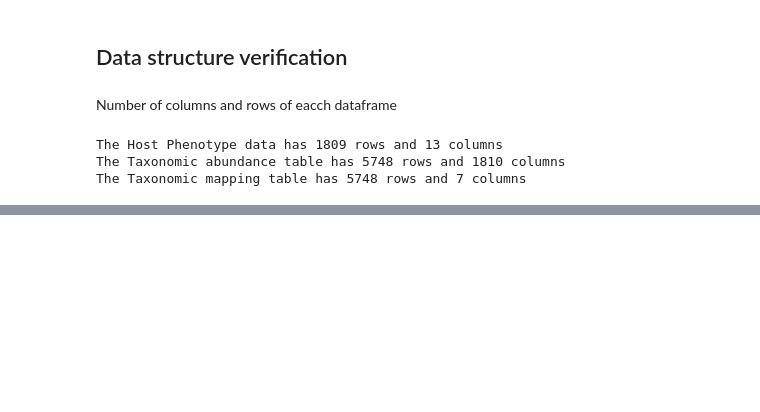
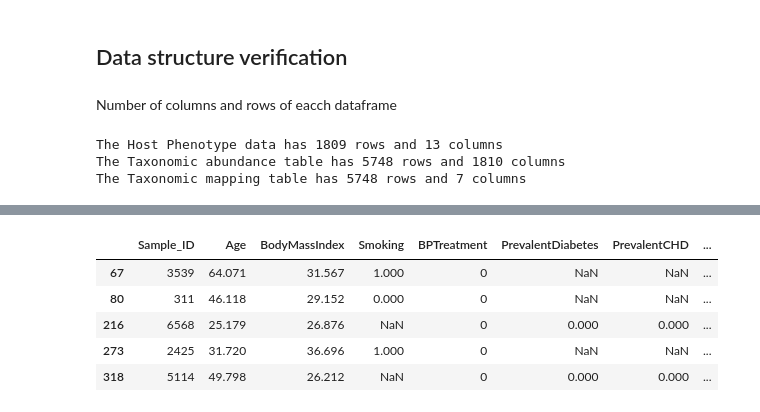
Before and after one commit to ruigomesbioinf/sib_dream_challenge, a Jupyter notebook: src/fase1.ipynb, the cells around one changed output, grey strips where cells are left out. Cells and saved outputs as stored; diff of their text form; code cells hidden in the pictures; blank space fills up the shorter version.

```diff
--- a/src/fase1.ipynb
+++ b/src/fase1.ipynb
@@ -455,0 +568,10 @@ The Taxonomic mapping table has 5748 rows and 7 columns
+# %%
+null_data = pheno_test_df[pheno_test_df.isna().any(axis=1)]
+null_data.head()
+# %% [output]
+|  | Sample_ID | Age | BodyMassIndex | Smoking | BPTreatment | PrevalentDiabetes | PrevalentCHD | ... |
+| 67 | 3539 | 64.071 | 31.567 | 1.000 | 0 | NaN | NaN | ... |
+| 80 | 311 | 46.118 | 29.152 | 0.000 | 0 | NaN | NaN | ... |
+| 216 | 6568 | 25.179 | 26.876 | NaN | 0 | 0.000 | 0.000 | ... |
+| 273 | 2425 | 31.720 | 36.696 | 1.000 | 0 | NaN | NaN | ... |
+| 318 | 5114 | 49.798 | 26.212 | NaN | 0 | 0.000 | 0.000 | ... |
```
Also changed, not shown: parts of 16 cells of this notebook.
